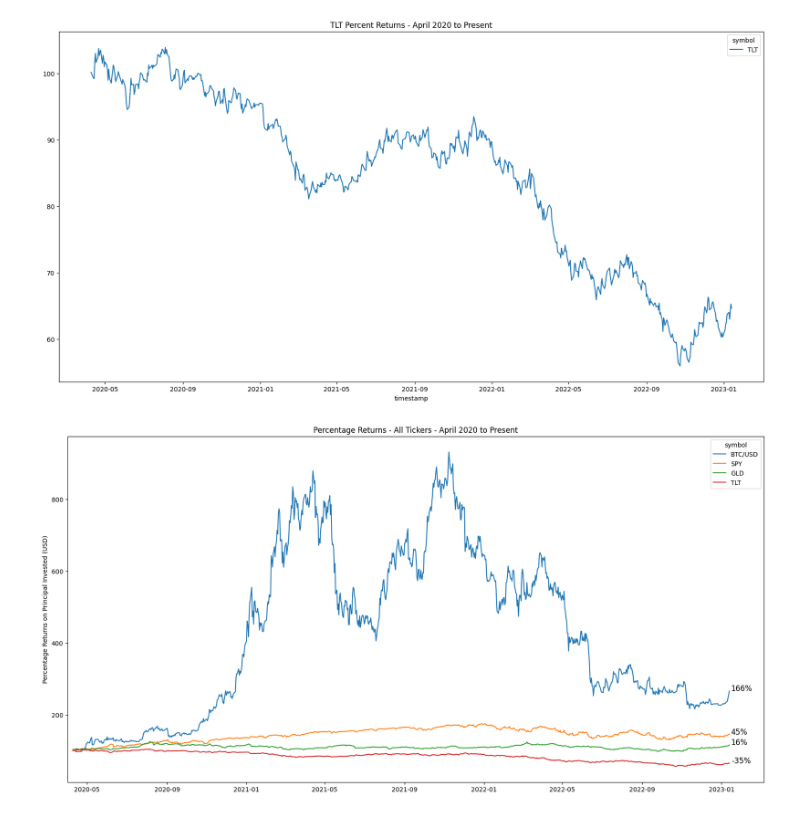
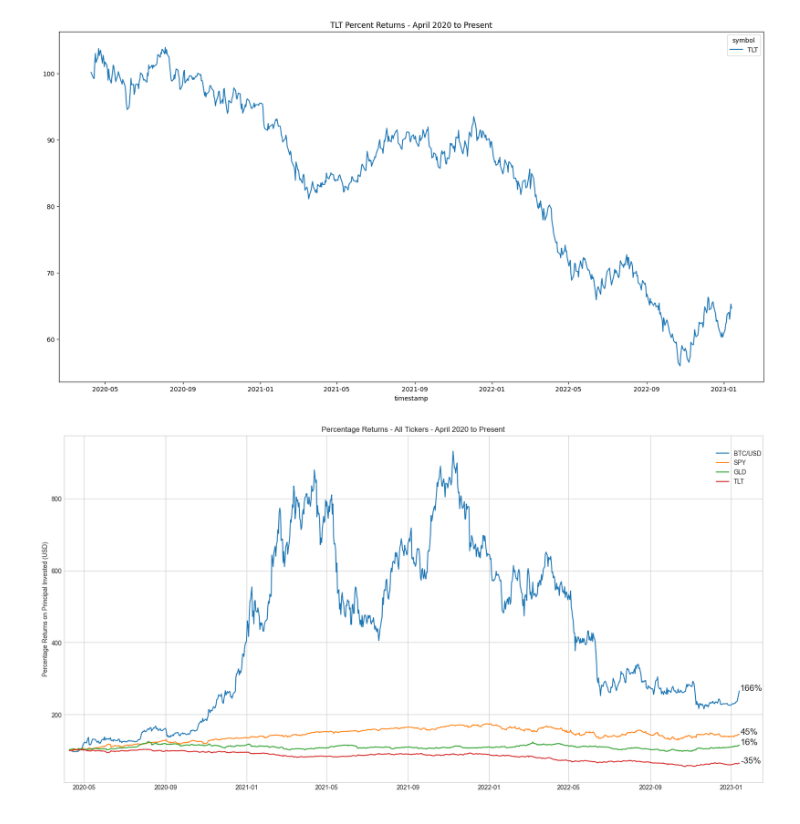
Before and after one commit to jordan-gilmartin/Alpaca-API-Data, a Jupyter notebook: Alpaca-API-Data.ipynb, the cells around one changed output. Drawn from its saved outputs; the diff is of its cells as text; code cells hidden in the pictures.

Commit message:
fixed position of legend

```diff
--- a/Alpaca-API-Data.ipynb
+++ b/Alpaca-API-Data.ipynb
@@ -833,17 +833,19 @@ plt.savefig("Images/TLTPercentReturns.png")
 [figure]
 # %%
 # Overlay of percentage returns
+plt.style.use('seaborn-whitegrid')
 ax = (BTC_cumprod*100).plot(figsize=(20,10), legend=True, title="Percentage Returns - All Tickers - April 2020 to Present")
 (SPY_cumprod*100).plot(ax=ax, legend=True)
 (GLD_cumprod*100).plot(ax=ax, legend=True)
 (TLT_cumprod*100).plot(ax=ax, legend=True)
-ax.text('2023-1-17', TLT_prod_annotation, f"{TLT_prod_annotation-100}%", size=12)
-ax.text('2023-1-15', GLD_prod_annotation, f"{GLD_prod_annotation-100}%", size=12)
-ax.text('2023-1-15', SPY_prod_annotation, f"{SPY_prod_annotation-100}%", size=12)
-ax.text('2023-1-15', BTC_prod_annotation, f"{BTC_prod_annotation-100}%", size=12)
+ax.text('2023-1-15', TLT_prod_annotation, f"{TLT_prod_annotation-100}%", size=14)
+ax.text('2023-1-15', GLD_prod_annotation, f"{GLD_prod_annotation-100}%", size=14)
+ax.text('2023-1-15', SPY_prod_annotation, f"{SPY_prod_annotation-100}%", size=14)
+ax.text('2023-1-14', BTC_prod_annotation, f"{BTC_prod_annotation-100}%", size=14)
 ax.set(ylabel='Percentage Returns on Principal Invested (USD)',
        xlabel=' ')
-ax.set_xlim('2020-04', '2023-03-07')
+ax.set_xlim('2020-04', '2023-02-17')
+plt.legend(loc=(.93,.85))
 plt.savefig("Images/OverlayPercentageReturns.png");
 # %% [output]
-[figure, old version]
+[figure, new version]
```
Also changed, not shown: 1 other file.
